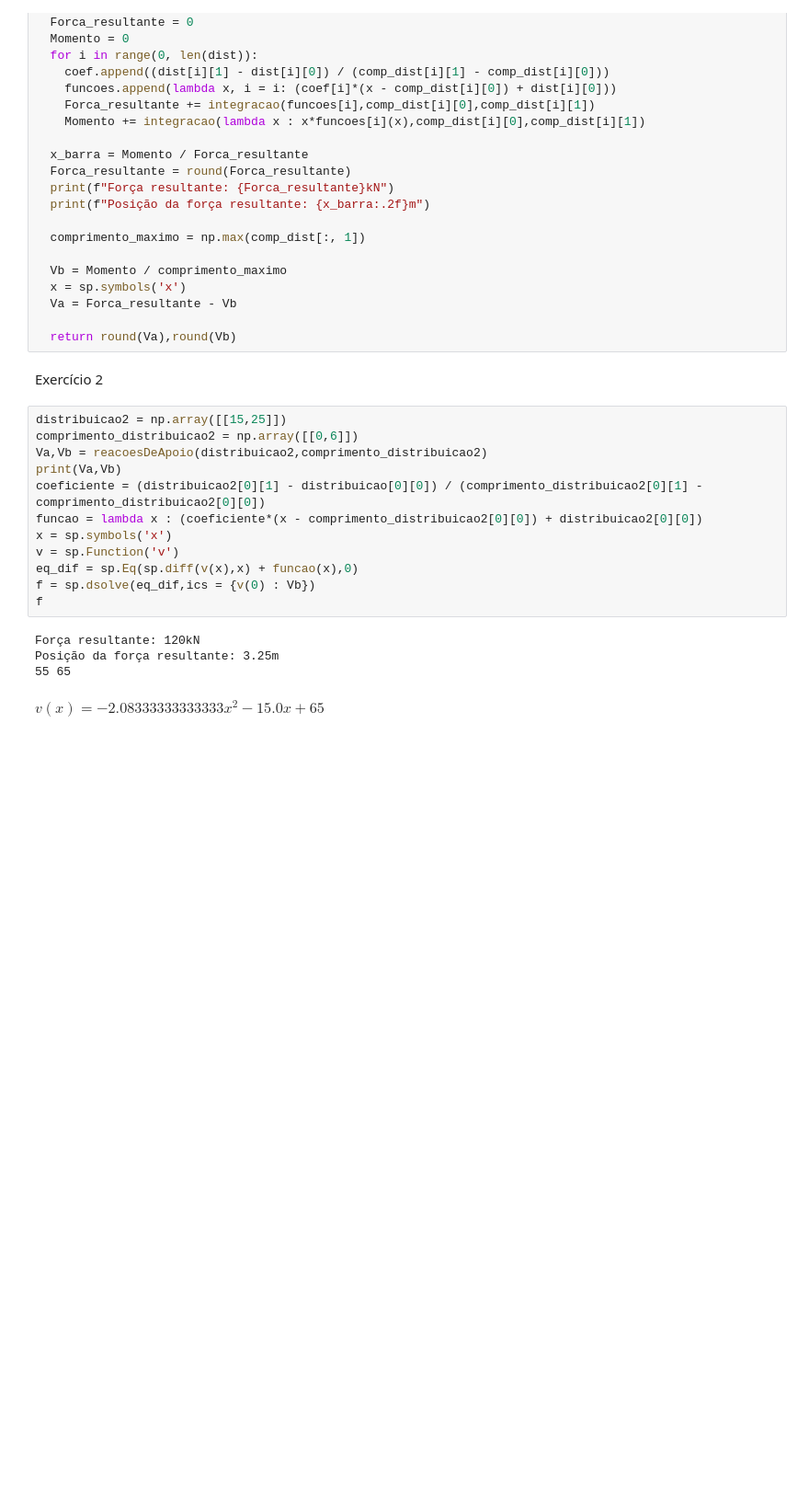
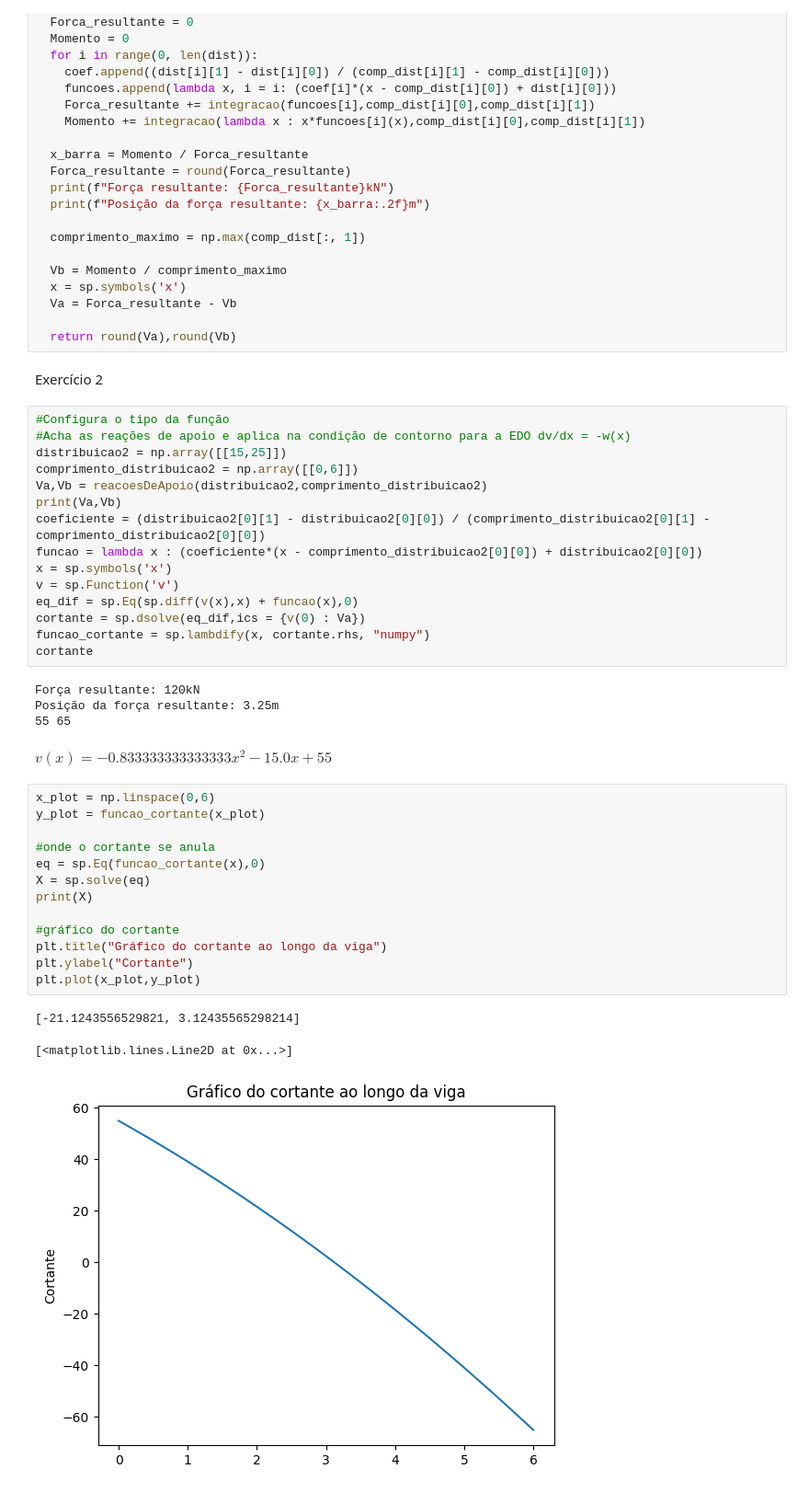
Before and after one commit to Heitor-CC/trabalho1_resmat, a Jupyter notebook: trabalho_resmat.ipynb, the cells around one changed output. Shown at 92% size. Drawn from its saved outputs; the diff is of its cells as text; blank space fills up the shorter version.

Commit message:
Plotando os gráficos do cortante e do momento fletor

```diff
--- a/trabalho_resmat.ipynb
+++ b/trabalho_resmat.ipynb
@@ -53,19 +53,39 @@ def reacoesDeApoio(dist,comp_dist):
 # %% [markdown]
 Exercício 2
 # %%
+#Configura o tipo da função
+#Acha as reações de apoio e aplica na condição de contorno para a EDO dv/dx = -w(x)
 distribuicao2 = np.array([[15,25]])
 comprimento_distribuicao2 = np.array([[0,6]])
 Va,Vb = reacoesDeApoio(distribuicao2,comprimento_distribuicao2)
 print(Va,Vb)
-coeficiente = (distribuicao2[0][1] - distribuicao[0][0]) / (comprimento_distribuicao2[0][1] - comprimento_distribuicao2[0][0])
+coeficiente = (distribuicao2[0][1] - distribuicao2[0][0]) / (comprimento_distribuicao2[0][1] - comprimento_distribuicao2[0][0])
 funcao = lambda x : (coeficiente*(x - comprimento_distribuicao2[0][0]) + distribuicao2[0][0])
 x = sp.symbols('x')
 v = sp.Function('v')
 eq_dif = sp.Eq(sp.diff(v(x),x) + funcao(x),0)
-f = sp.dsolve(eq_dif,ics = {v(0) : Vb})
-f
+cortante = sp.dsolve(eq_dif,ics = {v(0) : Va})
+funcao_cortante = sp.lambdify(x, cortante.rhs, "numpy")
+cortante
 # %% [output]
 Força resultante: 120kN
 Posição da força resultante: 3.25m
 55 65
-$\displaystyle v{\left(x \right)} = - 2.08333333333333 x^{2} - 15.0 x + 65$
+$\displaystyle v{\left(x \right)} = - 0.833333333333333 x^{2} - 15.0 x + 55$
+# %%
+x_plot = np.linspace(0,6)
+y_plot = funcao_cortante(x_plot)
+
+#onde o cortante se anula
+eq = sp.Eq(funcao_cortante(x),0)
+X = sp.solve(eq)
+print(X)
+
+#gráfico do cortante
+plt.title("Gráfico do cortante ao longo da viga")
+plt.ylabel("Cortante")
+plt.plot(x_plot,y_plot)
+# %% [output]
+[-21.1243556529821, 3.12435565298214]
+[<matplotlib.lines.Line2D at 0x...>]
+[figure, added]
```
Also changed, not shown: parts of 2 cells of this notebook.
